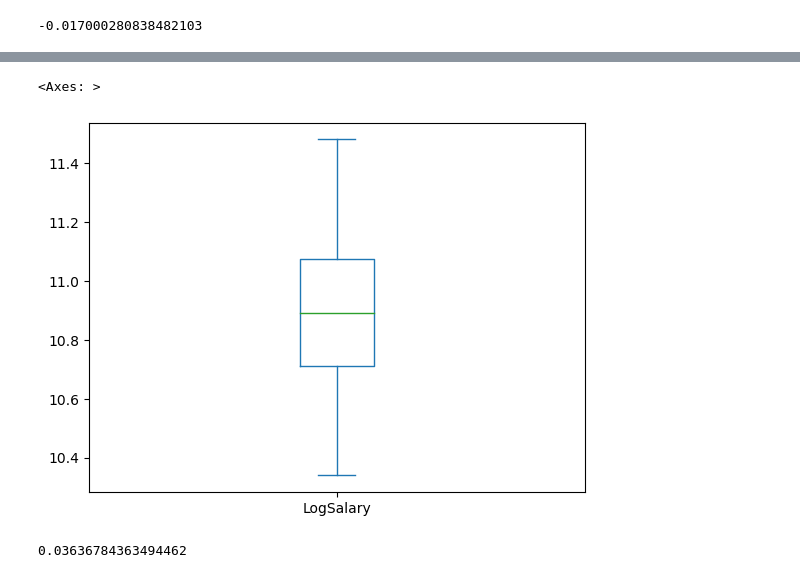
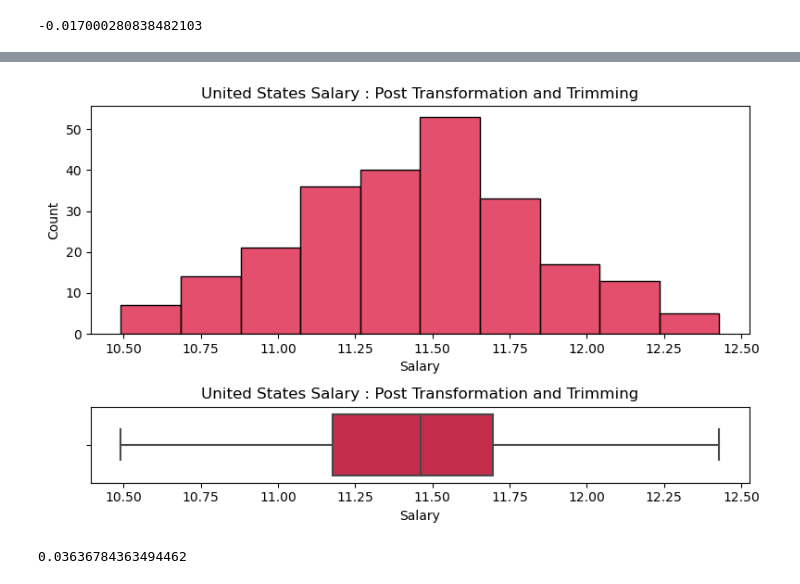
Before and after one commit to KhalilHammod/dev-salary-gap-us-germany, a Jupyter notebook: notebook/salary_analysis_us_germany.ipynb, the cells around one changed output, grey strips where cells are left out. Saved outputs shown, nothing was run; the diff lists cells and outputs as text; code cells hidden in the pictures.

```diff
--- a/notebook/salary_analysis_us_germany.ipynb
+++ b/notebook/salary_analysis_us_germany.ipynb
@@ -197,5 +153,0 @@ sns.histplot(de_clean_trimmed.LogSalary, bins= 10)
-# %%
-de_clean_trimmed.LogSalary.plot(kind= 'box')
-# %% [output]
-<Axes: >
-[figure, removed]
@@ -205,3 +154,7 @@ us_clean_trimmed = us_clean[ us_clean['LogSalary'] < us_99]
+# %%
+subplot(us_clean_trimmed.LogSalary, label= 'United States Salary : Post Transformation and Trimming', color= 'crimson', bins= 10)
+# %% [output]
+[figure, added]
 # %%
 us_clean_trimmed.LogSalary.skew()
 # %% [output]
```
Also changed, not shown: parts of 31 cells of this notebook.
